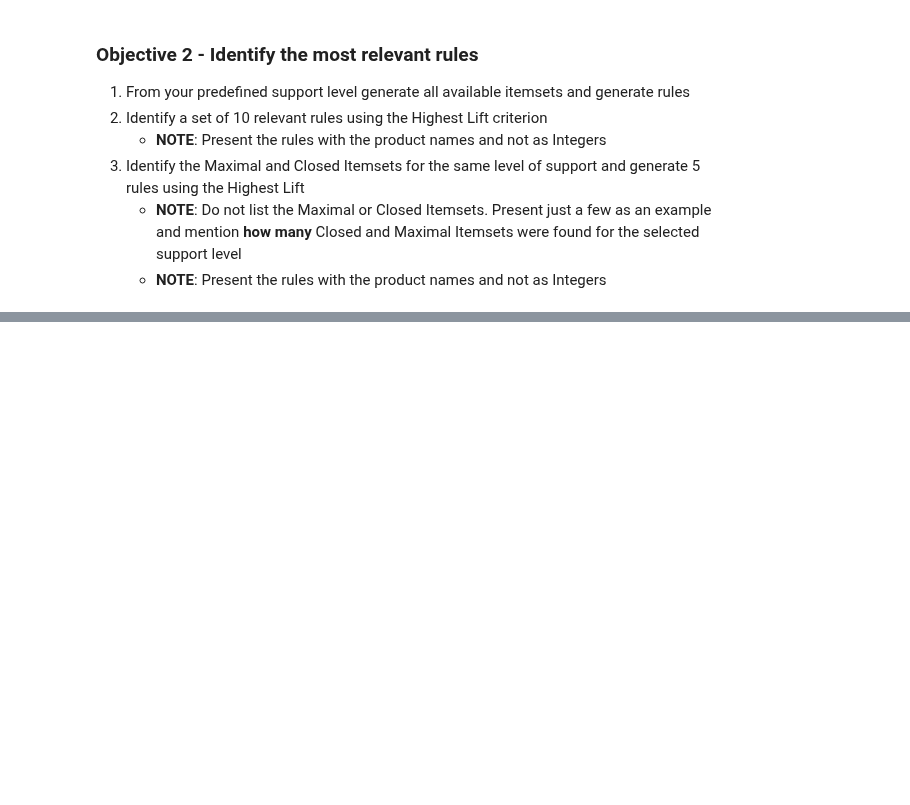
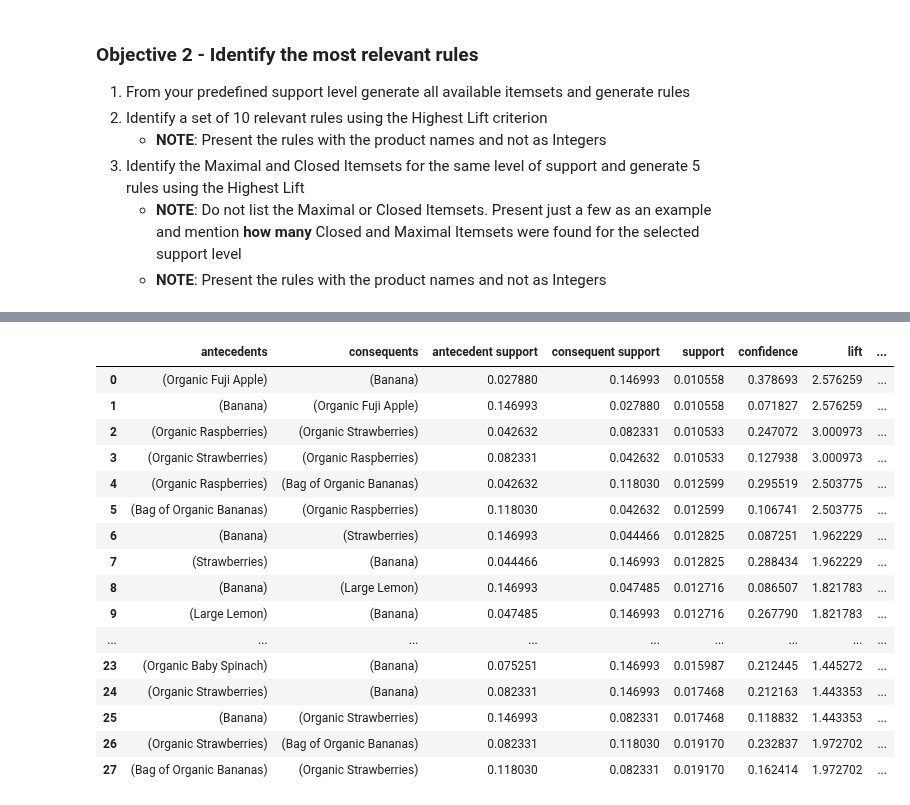
Before and after one commit to tildtr/data-mining-assignments, a Jupyter notebook: assignment-2/PD_2324_HA2.ipynb, the cells around one changed output, grey strips where cells are left out. Drawn from its saved outputs; the diff is of its cells as text; code cells hidden in the pictures; blank space fills up the shorter version.

```diff
--- a/assignment-2/PD_2324_HA2.ipynb
+++ b/assignment-2/PD_2324_HA2.ipynb
@@ -97,0 +363,69 @@ Lorem ipsum dolor sit amet, consectetur adipiscing elit, sed do eiusmod tempor i
+# %%
+# Calculate all rules -------------------------------------------------------
+all_rules = association_rules(FI_eclat, metric="confidence",min_threshold=0)
+print("Rules length: ", all_rules.shape[0])
+
+# Sort all rules by lift in descending order
+rules_sorted_by_lift = all_rules.sort_values(by='lift', ascending=False)
+# Select the top 10 rules with the highest lift
+top_10_rules = rules_sorted_by_lift.head(10)
+
+display(Markdown('## 1. From your predefined support level generate all available itemsets and generate rules'))
+display(Markdown('### Association Rules'))
+display(all_rules)
+display(Markdown('### Frequent Itemsets'))
+display(FI_eclat)
+display(Markdown('## 2. Identify a set of 10 relevant rules using the Highest Lift criterion'))
+display(top_10_rules)
+
+# Calculate rules for maximal and closed itemsets -------------------------------------------------------
+
+# function to calculate the rules of a given itemset with support_only=True
+# and setting the lift score where possible by using all_rules calculated earlier
+def calculate_rules_and_get_highest_lift_rules(itemset, itemset_name = ""):
+    rules = association_rules(itemset, metric="confidence",min_threshold=0, support_only=True)
+    print(itemset_name + " Rules length: ", rules.shape[0])
+
+    counter_both_rules = 0
+
+    for index in rules.index:
+        row = rules.iloc[index]
+        row_all_rules = all_rules[(all_rules['antecedents'] == row['antecedents']) & (all_rules['consequents'] == row['consequents'])]
+        if not row_all_rules.empty:
+            counter_both_rules += 1
+            lift = row_all_rules['lift']
+            rules.at[index, 'lift'] = lift.values[0]
+
+    print("Number of rules that exist in all rules and in " + itemset_name + " rules: ", counter_both_rules)
+    return rules
+
+# Display results
+display(Markdown('## 3.'))
+
+display(Markdown('### Maximal itemsets'))
+# Get rules for maximal itemsets and calculate the lift where exist in all itemsets
+maximal_rules = calculate_rules_and_get_highest_lift_rules(maximal_itemsets, "Maximal itemsets")
+# Sort the rules by lift in descending order
+maximal_rules_sorted_by_lift = maximal_rules.sort_values(by='lift', ascending=False)
+display(Markdown('#### Identify all maximal itemsets'))
+display(maximal_rules)
+# Select the top 5 rules with the highest lift
+display(Markdown('#### Maximal itemsets: Identify a set of 5 relevant rules using the Highest Lift criterion'))
+display(maximal_rules_sorted_by_lift.head(5))
+
+print("")
+
+display(Markdown('### Closed itemsets'))
+# Get rules for closed itemsets and calculate the lift where exist in all itemsets
+closed_rules = calculate_rules_and_get_highest_lift_rules(closed_itemsets, "Closed itemsets")
+# Sort the rules by lift in descending order
+closed_rules_sorted_by_lift = closed_rules.sort_values(by='lift', ascending=False)
+display(Markdown('#### Identify all closed itemsets'))
+display(closed_rules)
+# Select the top 5 rules with the highest lift
+display(Markdown('#### Closed itemsets: Identify a set of 5 relevant rules using the Highest Lift criterion'))
+display(closed_rules_sorted_by_lift.head(5))
+
+rules_overlap = maximal_rules.isin(closed_rules)
+print(f"Overlap between maximal and closed itemsets rules: {rules_overlap.sum()}")
+# %% [output]
@@ -97,0 +435,17 @@ Lorem ipsum dolor sit amet, consectetur adipiscing elit, sed do eiusmod tempor i
+|  | antecedents | consequents | antecedent support | consequent support | support | confidence | lift | ... |
+| 0 | (Organic Fuji Apple) | (Banana) | 0.027880 | 0.146993 | 0.010558 | 0.378693 | 2.576259 | ... |
+| 1 | (Banana) | (Organic Fuji Apple) | 0.146993 | 0.027880 | 0.010558 | 0.071827 | 2.576259 | ... |
+| 2 | (Organic Raspberries) | (Organic Strawberries) | 0.042632 | 0.082331 | 0.010533 | 0.247072 | 3.000973 | ... |
+| 3 | (Organic Strawberries) | (Organic Raspberries) | 0.082331 | 0.042632 | 0.010533 | 0.127938 | 3.000973 | ... |
+| 4 | (Organic Raspberries) | (Bag of Organic Bananas) | 0.042632 | 0.118030 | 0.012599 | 0.295519 | 2.503775 | ... |
+| 5 | (Bag of Organic Bananas) | (Organic Raspberries) | 0.118030 | 0.042632 | 0.012599 | 0.106741 | 2.503775 | ... |
+| 6 | (Banana) | (Strawberries) | 0.146993 | 0.044466 | 0.012825 | 0.087251 | 1.962229 | ... |
+| 7 | (Strawberries) | (Banana) | 0.044466 | 0.146993 | 0.012825 | 0.288434 | 1.962229 | ... |
+| 8 | (Banana) | (Large Lemon) | 0.146993 | 0.047485 | 0.012716 | 0.086507 | 1.821783 | ... |
+| 9 | (Large Lemon) | (Banana) | 0.047485 | 0.146993 | 0.012716 | 0.267790 | 1.821783 | ... |
+| ... | ... | ... | ... | ... | ... | ... | ... | ... |
+| 23 | (Organic Baby Spinach) | (Banana) | 0.075251 | 0.146993 | 0.015987 | 0.212445 | 1.445272 | ... |
+| 24 | (Organic Strawberries) | (Banana) | 0.082331 | 0.146993 | 0.017468 | 0.212163 | 1.443353 | ... |
+| 25 | (Banana) | (Organic Strawberries) | 0.146993 | 0.082331 | 0.017468 | 0.118832 | 1.443353 | ... |
+| 26 | (Organic Strawberries) | (Bag of Organic Bananas) | 0.082331 | 0.118030 | 0.019170 | 0.232837 | 1.972702 | ... |
+| 27 | (Bag of Organic Bananas) | (Organic Strawberries) | 0.118030 | 0.082331 | 0.019170 | 0.162414 | 1.972702 | ... |
```
Also changed, not shown: parts of 11 cells of this notebook, 1 other file.
